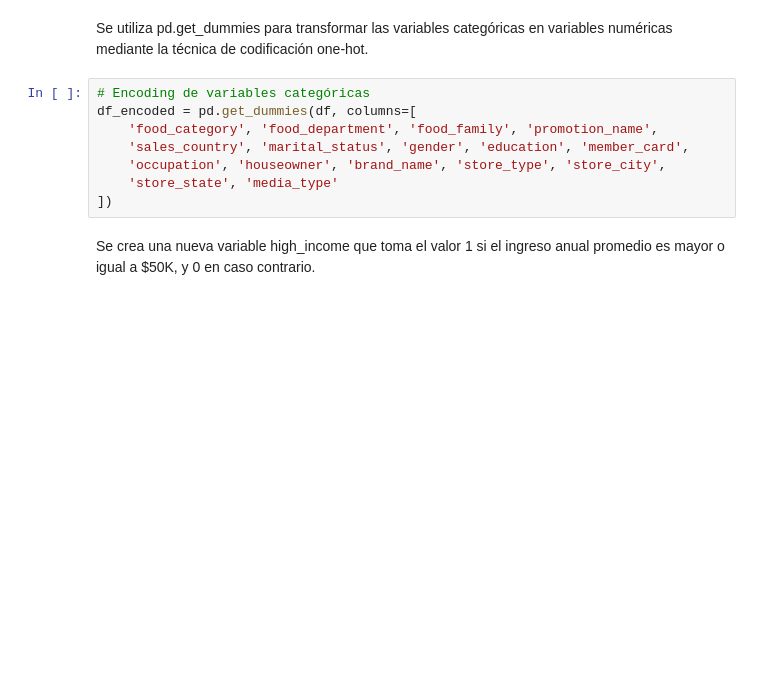
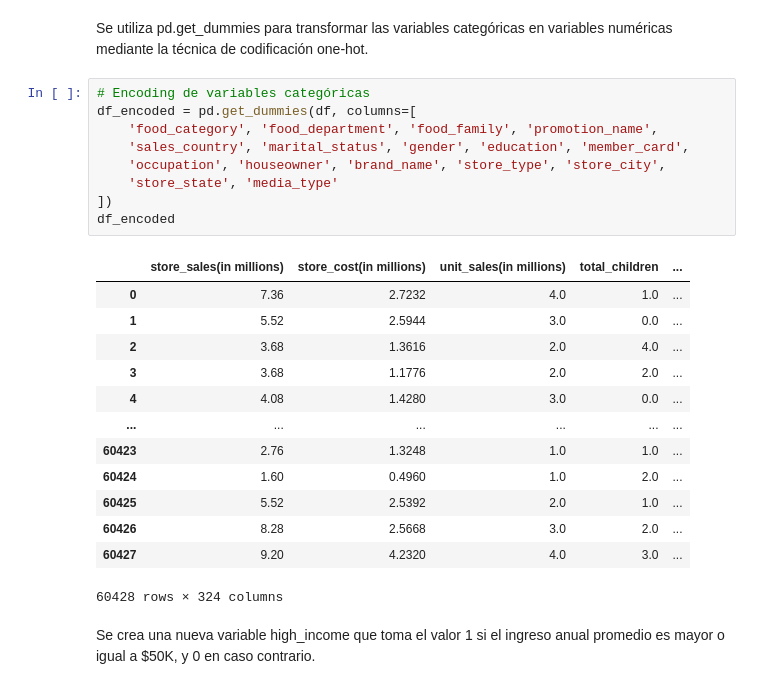
Before and after one commit to Apolo073/CODER_Cienciadedatos, a Jupyter notebook: Comportamiento_Compra+Stein_2.ipynb, the cells around one changed output. Cells and saved outputs as stored; diff of their text form; blank space fills up the shorter version.

```diff
--- a/Comportamiento_Compra+Stein_2.ipynb
+++ b/Comportamiento_Compra+Stein_2.ipynb
@@ -342,11 +336,26 @@ Se utiliza pd.get_dummies para transformar las variables categóricas en variabl
 # %%
 # Encoding de variables categóricas
 df_encoded = pd.get_dummies(df, columns=[
     'food_category', 'food_department', 'food_family', 'promotion_name',
     'sales_country', 'marital_status', 'gender', 'education', 'member_card',
     'occupation', 'houseowner', 'brand_name', 'store_type', 'store_city',
     'store_state', 'media_type'
 ])
+df_encoded
+# %% [output]
+|  | store_sales(in millions) | store_cost(in millions) | unit_sales(in millions) | total_children | ... |
+| 0 | 7.36 | 2.7232 | 4.0 | 1.0 | ... |
+| 1 | 5.52 | 2.5944 | 3.0 | 0.0 | ... |
+| 2 | 3.68 | 1.3616 | 2.0 | 4.0 | ... |
+| 3 | 3.68 | 1.1776 | 2.0 | 2.0 | ... |
+| 4 | 4.08 | 1.4280 | 3.0 | 0.0 | ... |
+| ... | ... | ... | ... | ... | ... |
+| 60423 | 2.76 | 1.3248 | 1.0 | 1.0 | ... |
+| 60424 | 1.60 | 0.4960 | 1.0 | 2.0 | ... |
+| 60425 | 5.52 | 2.5392 | 2.0 | 1.0 | ... |
+| 60426 | 8.28 | 2.5668 | 3.0 | 2.0 | ... |
+| 60427 | 9.20 | 4.2320 | 4.0 | 3.0 | ... |
+60428 rows × 324 columns
 # %% [markdown]
 Se crea una nueva variable high_income que toma el valor 1 si el ingreso anual promedio es mayor o igual a $50K, y 0 en caso contrario.
 # %%
```
Also changed, not shown: parts of 9 cells of this notebook.
